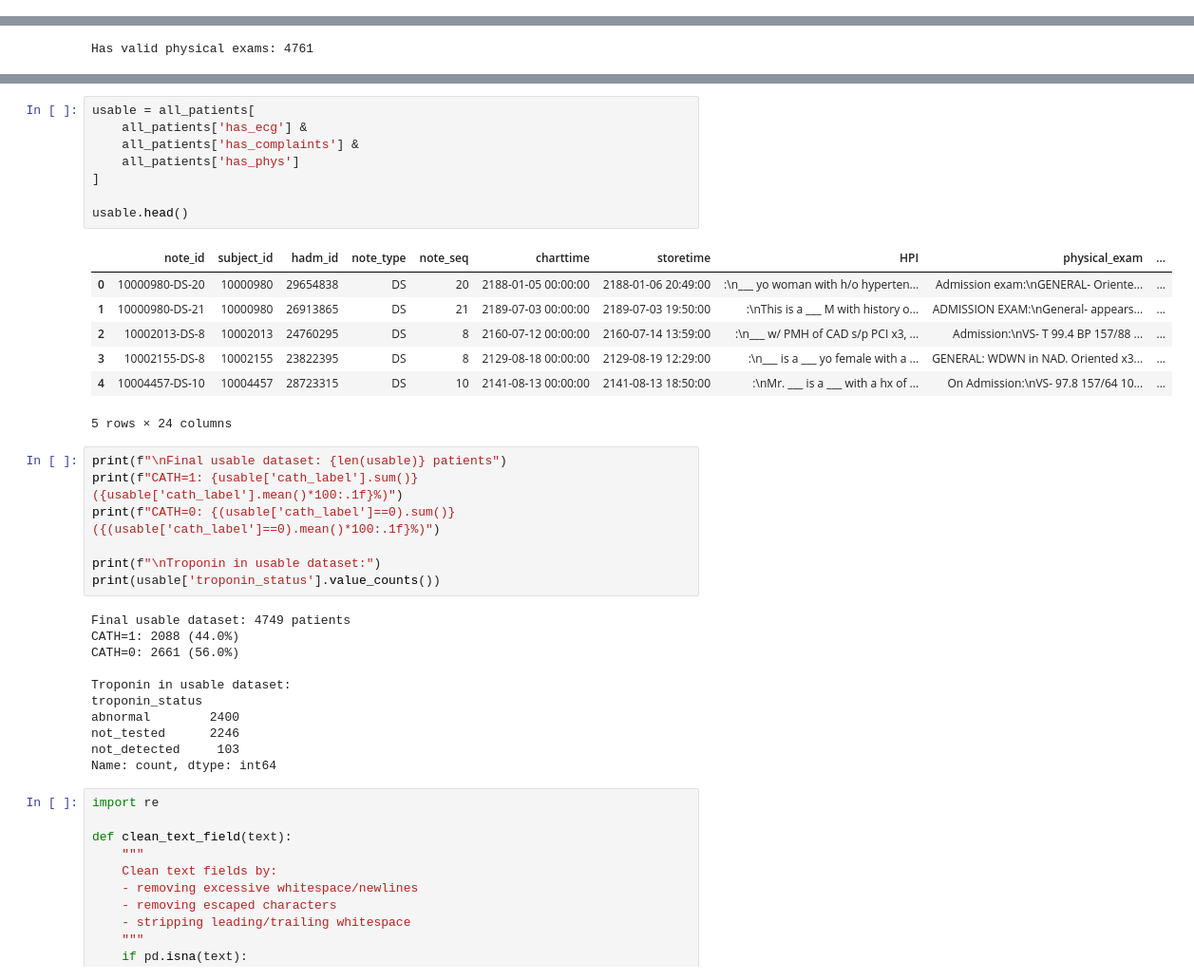
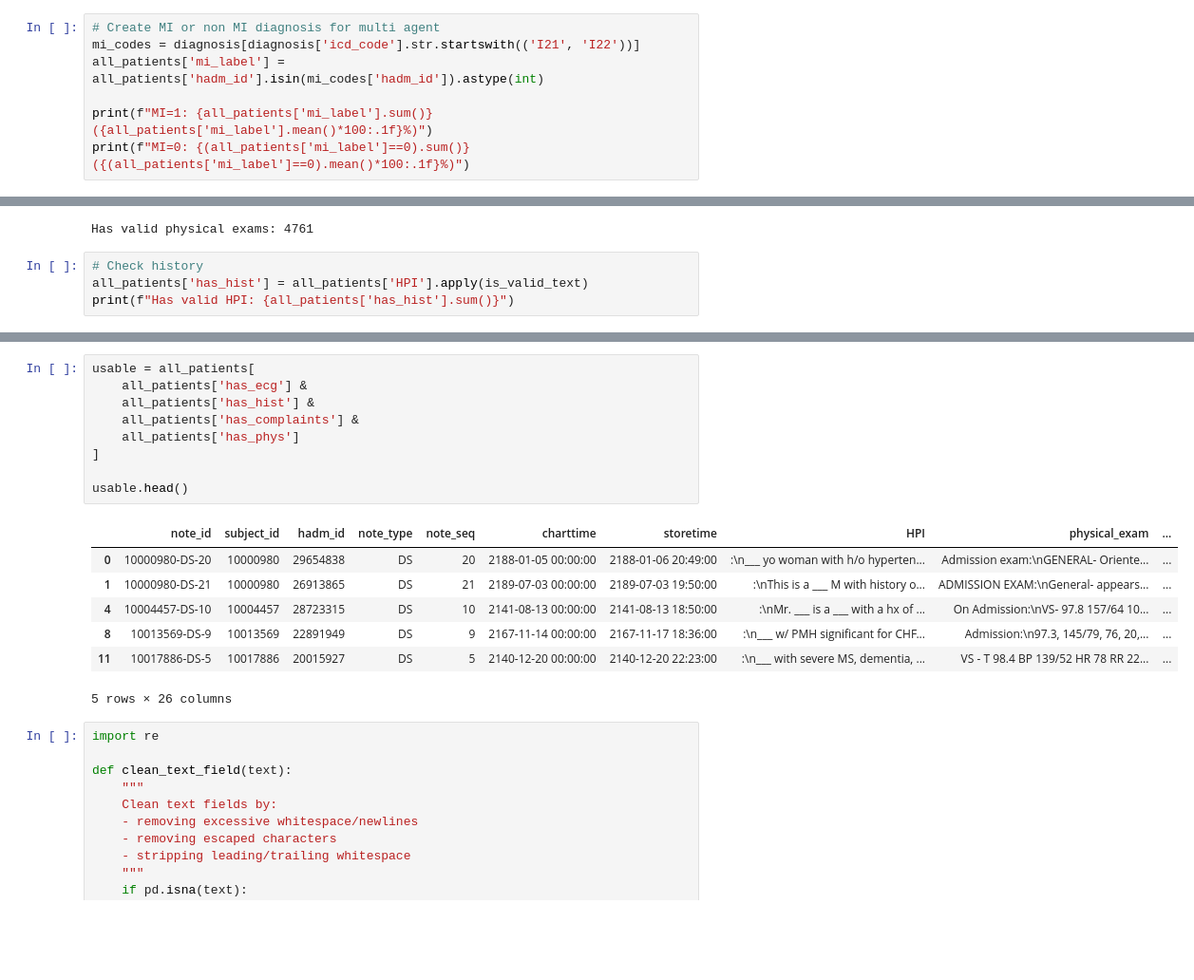
Before and after one commit to ignsagita/cath_pred, a Jupyter notebook: eda.ipynb, the cells around one changed output, grey strips where cells are left out. Shown at 95% size. Drawn from its saved outputs; the diff is of its cells as text; blank space fills up the shorter version.

```diff
--- a/eda.ipynb
+++ b/eda.ipynb
@@ -213,3 +221,10 @@ abnormal        2405
 not_tested      2253
 not_detected     103
 Name: count, dtype: int64
+# %%
+# Create MI or non MI diagnosis for multi agent
+mi_codes = diagnosis[diagnosis['icd_code'].str.startswith(('I21', 'I22'))]
+all_patients['mi_label'] = all_patients['hadm_id'].isin(mi_codes['hadm_id']).astype(int)
+
+print(f"MI=1: {all_patients['mi_label'].sum()} ({all_patients['mi_label'].mean()*100:.1f}%)")
+print(f"MI=0: {(all_patients['mi_label']==0).sum()} ({(all_patients['mi_label']==0).mean()*100:.1f}%)")
@@ -249,3 +267,7 @@ all_patients['has_phys'] = all_patients['physical_exam'].apply(is_valid_text)
 print(f"Has valid physical exams: {all_patients['has_phys'].sum()}")
 # %% [output]
 Has valid physical exams: 4761
+# %%
+# Check history
+all_patients['has_hist'] = all_patients['HPI'].apply(is_valid_text)
+print(f"Has valid HPI: {all_patients['has_hist'].sum()}")
@@ -252,37 +557,20 @@ Has valid physical exams: 4761
 # %%
 usable = all_patients[
     all_patients['has_ecg'] &
+    all_patients['has_hist'] &
     all_patients['has_complaints'] &
     all_patients['has_phys']
 ]
 
 usable.head()
 # %% [output]
 |  | note_id | subject_id | hadm_id | note_type | note_seq | charttime | storetime | HPI | physical_exam | ... |
 | 0 | 10000980-DS-20 | 10000980 | 29654838 | DS | 20 | 2188-01-05 00:00:00 | 2188-01-06 20:49:00 | :\n___ yo woman with h/o hyperten... | Admission exam:\nGENERAL- Oriente... | ... |
 | 1 | 10000980-DS-21 | 10000980 | 26913865 | DS | 21 | 2189-07-03 00:00:00 | 2189-07-03 19:50:00 | :\nThis is a ___ M with history o... | ADMISSION EXAM:\nGeneral- appears... | ... |
-| 2 | 10002013-DS-8 | 10002013 | 24760295 | DS | 8 | 2160-07-12 00:00:00 | 2160-07-14 13:59:00 | :\n___ w/ PMH of CAD s/p PCI x3, ... | Admission:\nVS- T 99.4 BP 157/88 ... | ... |
-| 3 | 10002155-DS-8 | 10002155 | 23822395 | DS | 8 | 2129-08-18 00:00:00 | 2129-08-19 12:29:00 | :\n___ is a ___ yo female with a ... | GENERAL: WDWN in NAD. Oriented x3... | ... |
 | 4 | 10004457-DS-10 | 10004457 | 28723315 | DS | 10 | 2141-08-13 00:00:00 | 2141-08-13 18:50:00 | :\nMr. ___ is a ___ with a hx of ... | On Admission:\nVS- 97.8 157/64 10... | ... |
+| 8 | 10013569-DS-9 | 10013569 | 22891949 | DS | 9 | 2167-11-14 00:00:00 | 2167-11-17 18:36:00 | :\n___ w/ PMH significant for CHF... | Admission:\n97.3, 145/79, 76, 20,... | ... |
+| 11 | 10017886-DS-5 | 10017886 | 20015927 | DS | 5 | 2140-12-20 00:00:00 | 2140-12-20 22:23:00 | :\n___ with severe MS, dementia, ... | VS - T 98.4 BP 139/52 HR 78 RR 22... | ... |
-5 rows × 24 columns
+5 rows × 26 columns
-# %%
-print(f"\nFinal usable dataset: {len(usable)} patients")
-print(f"CATH=1: {usable['cath_label'].sum()} ({usable['cath_label'].mean()*100:.1f}%)")
-print(f"CATH=0: {(usable['cath_label']==0).sum()} ({(usable['cath_label']==0).mean()*100:.1f}%)")
-
-print(f"\nTroponin in usable dataset:")
-print(usable['troponin_status'].value_counts())
-# %% [output]
-Final usable dataset: 4749 patients
-CATH=1: 2088 (44.0%)
-CATH=0: 2661 (56.0%)
-
-Troponin in usable dataset:
-troponin_status
-abnormal        2400
-not_tested      2246
-not_detected     103
-Name: count, dtype: int64
 # %%
 import re
 
```
Also changed, not shown: parts of 81 cells of this notebook, 13 other files.
